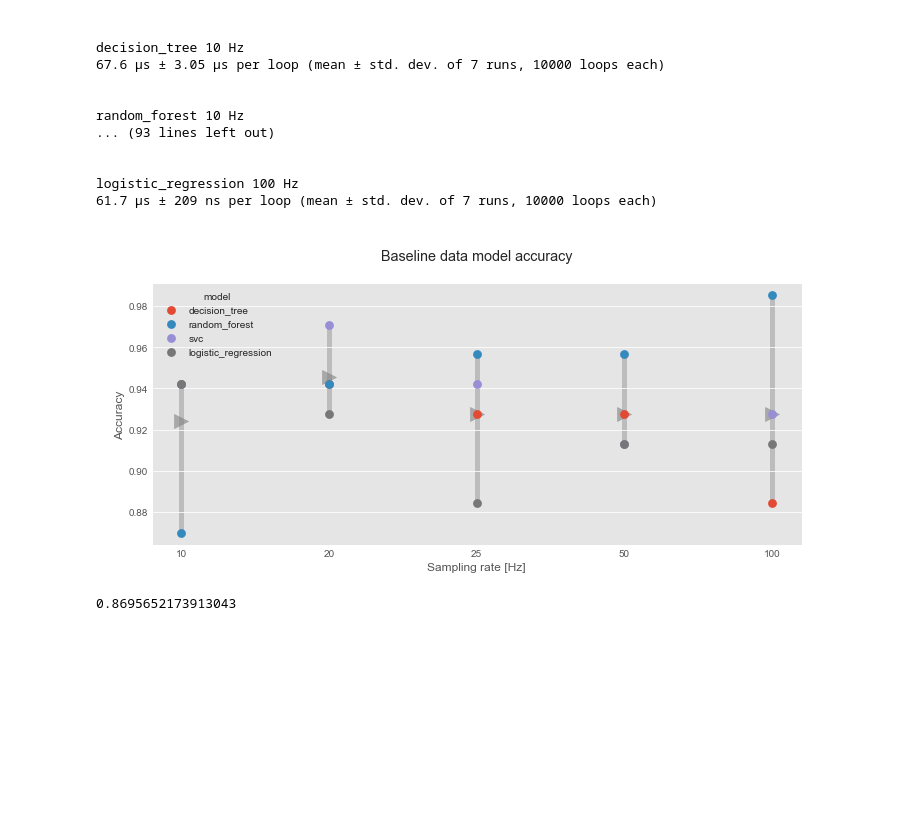
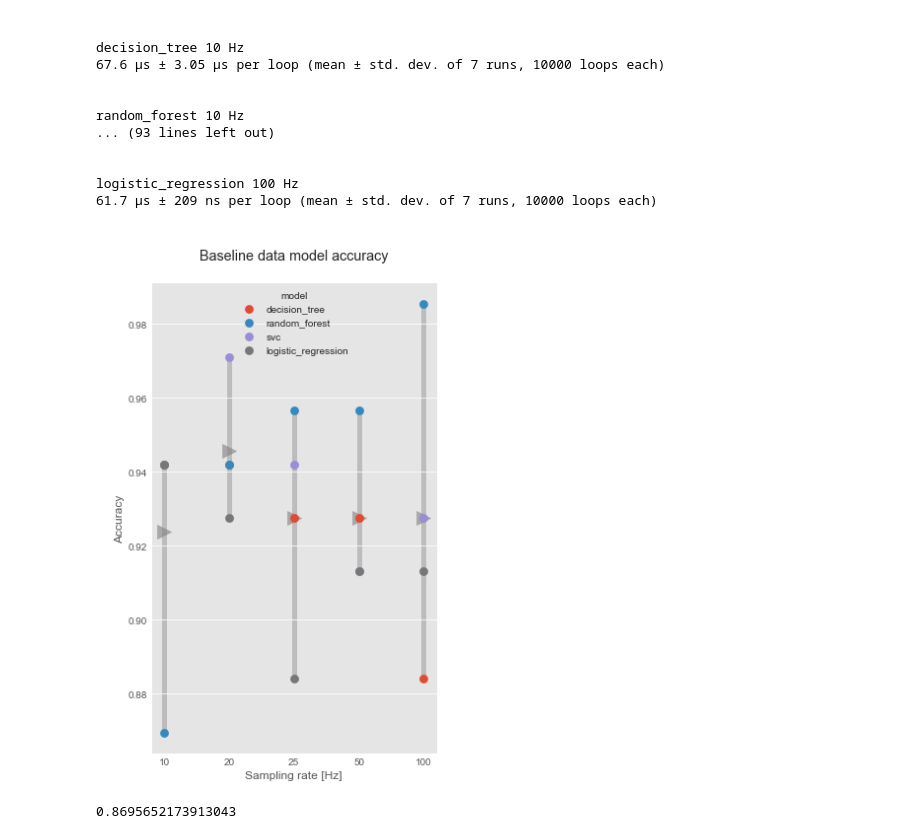
Before and after one commit to tkeyo/tinyml-esp-data, a Jupyter notebook: 2-baseline-model.ipynb, the cells around one changed output. Cells and saved outputs as stored; diff of their text form; code cells hidden in the pictures; blank space fills up the shorter version.

Commit message:
make charts nicer 2

```diff
--- a/2-baseline-model.ipynb
+++ b/2-baseline-model.ipynb
@@ -182,36 +182,36 @@ res_df_acc = res_df_acc.T.reset_index()
 res_df_acc = res_df_acc.melt(id_vars=['index']).rename(columns={'variable':'model','value':'accuracy','index':'hz'})
 res_df_acc.to_csv('output/baseline_results/baseline_model_accuracy.csv', index=False)
 # %%
-plt.figure(figsize=(10,5))
+plt.figure(figsize=(5,8))
 res_df_acc = pd.read_csv('output/baseline_model_accuracy.csv')
 
 sns.pointplot(data=res_df_acc, x='hz', y='accuracy', hue='model', marker='o', linestyles='', zorder=10)
 plt.title('\nBaseline data model accuracy\n');
 plt.ylabel('\nAccuracy')
 plt.xlabel('Sampling rate [Hz]')
 
 for x in [(0,10), (1,20), (2,25), (3,50), (4, 100)]:
     plt.vlines(
         x=x[0],
         ymin=res_df_acc[res_df_acc['hz'] == x[1]]['accuracy'].min(),
         ymax=res_df_acc[res_df_acc['hz'] == x[1]]['accuracy'].max(),
         color='grey',
         alpha=0.4,
         zorder=0,
         linewidth=5)
     plt.scatter(
         x=x[0],
         y=res_df_acc[res_df_acc['hz'] == x[1]]['accuracy'].mean(),
         marker='>',
         zorder=0,
         s=200,
         color='grey',
         alpha=0.6
     )
 
 plt.tight_layout()
 # %% [output]
-[figure, old version]
+[figure, new version]
 # %%
 data = pd.read_csv('output/baseline_model_accuracy.csv')
 data[data['hz'] == 10]['accuracy'].min()
```
